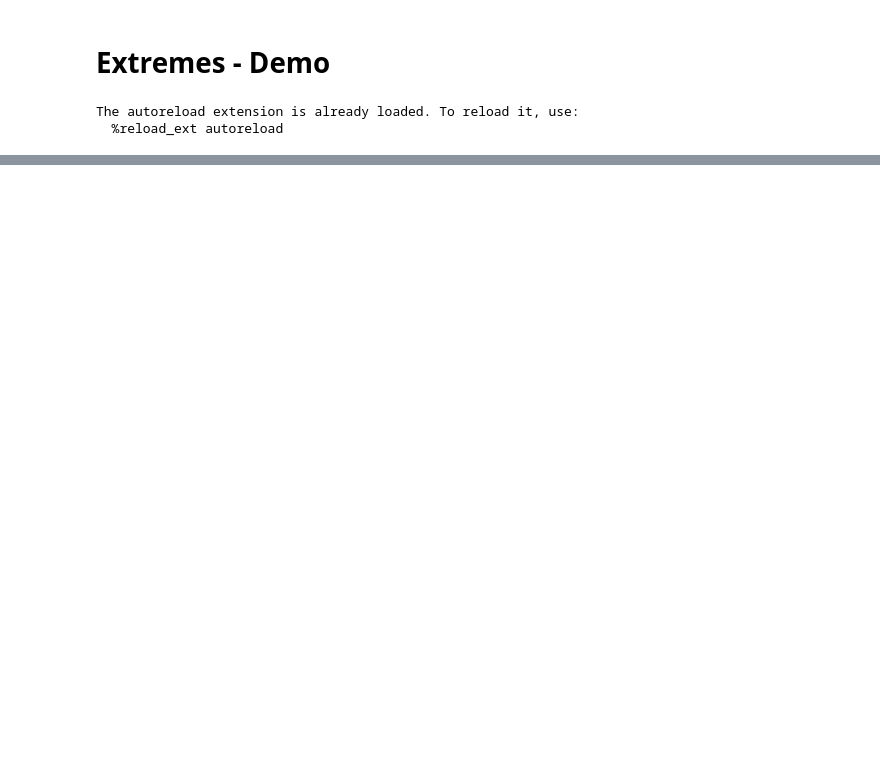
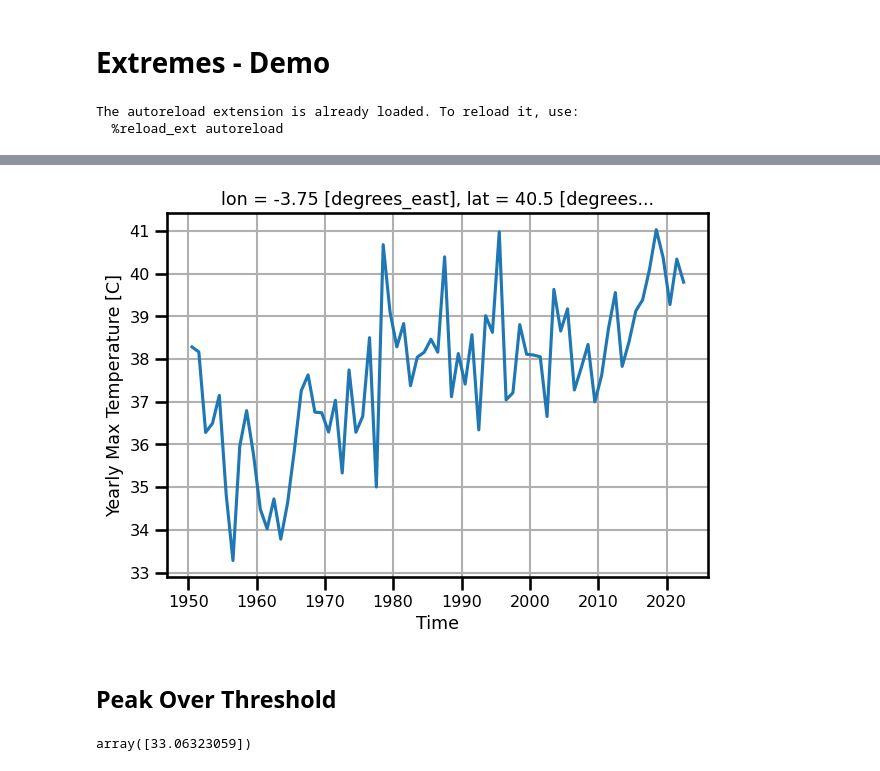
Before and after one commit to jejjohnson/geo_toolz, a Jupyter notebook: notebooks/extremes/extremes_demo_ts.ipynb, the cells around one changed output, grey strips where cells are left out. Saved outputs shown, nothing was run; the diff lists cells and outputs as text; code cells hidden in the pictures; blank space fills up the shorter version.

```diff
--- a/notebooks/extremes/extremes_demo_ts.ipynb
+++ b/notebooks/extremes/extremes_demo_ts.ipynb
@@ -64,0 +140,2 @@ Attributes: (0)
+# %%
+ds_madrid = ds.sel(lon=-3.703790, lat=40.416775, expver=1, method="nearest")
@@ -64,0 +144,5 @@ Attributes: (0)
+# %%
+extremes = ds_madrid.resample(time="1D").max().coarsen(time=365, side="center", boundary="trim").max()
+# extremes = ds_madrid.resample(time="1D").max().coarsen(time=365, side="center", boundary="trim").max()
+
+# extremes = ds_madrid.resample(time="1D").max().rolling(time=365, center=True).max()
@@ -64,0 +179,16 @@ Attributes: (0)
+# %%
+fig, ax = plt.subplots()
+
+extremes.t2m.plot(ax=ax)
+ax.set(
+    xlabel="Time",
+    ylabel="Yearly Max Temperature [C]"
+)
+plt.grid(which="both", visible=True)
+
+plt.tight_layout()
+plt.show()
+# %% [output]
+[figure, added]
+# %% [markdown]
+## Peak Over Threshold
@@ -64,0 +198,6 @@ Attributes: (0)
+# %%
+# calculate threshold
+threshold = extremes.quantile(q=[0.98], dim="time").values
+threshold
+# %% [output]
+array([33.06323059])
```
Also changed, not shown: parts of 20 cells of this notebook, 7 other files.
